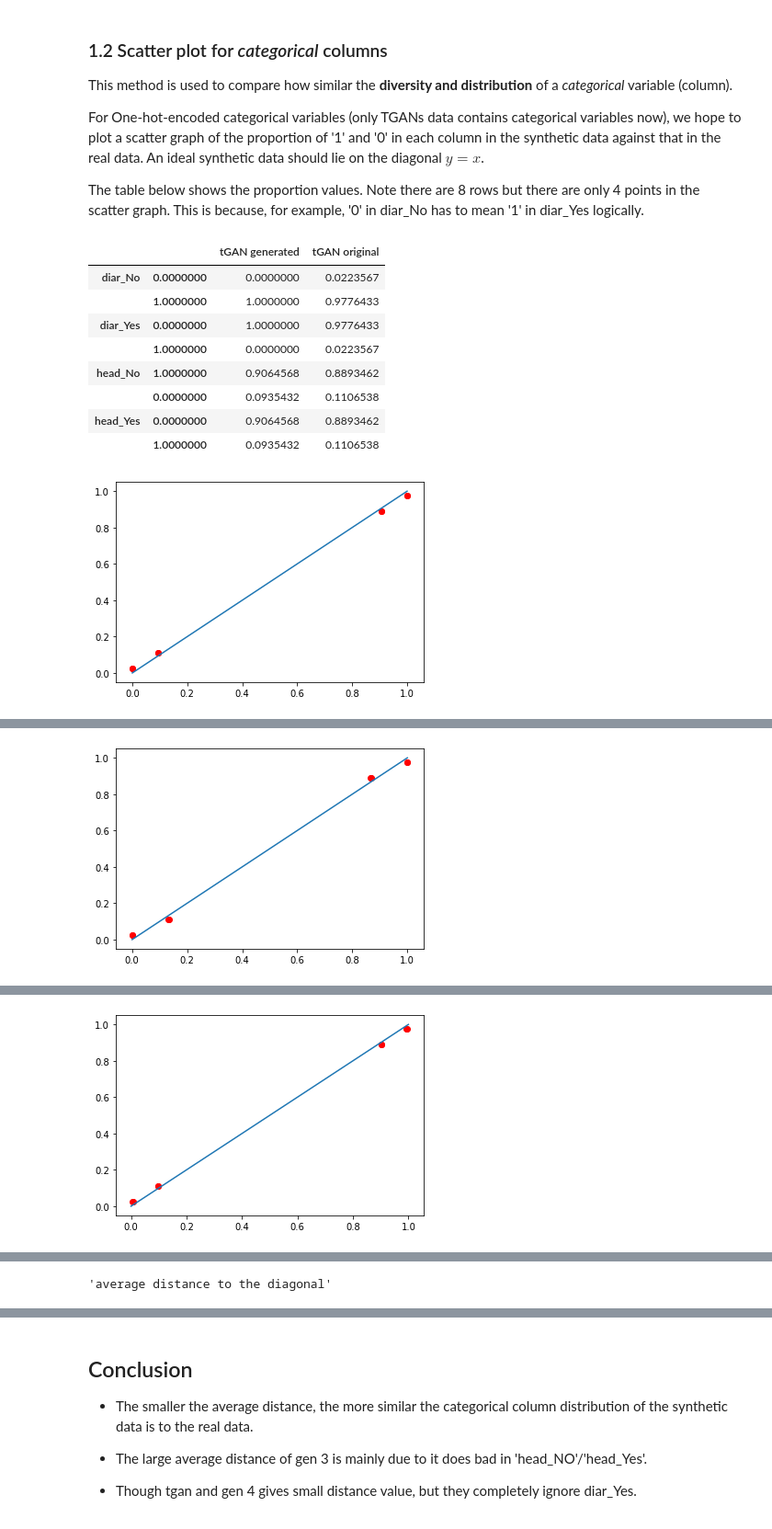
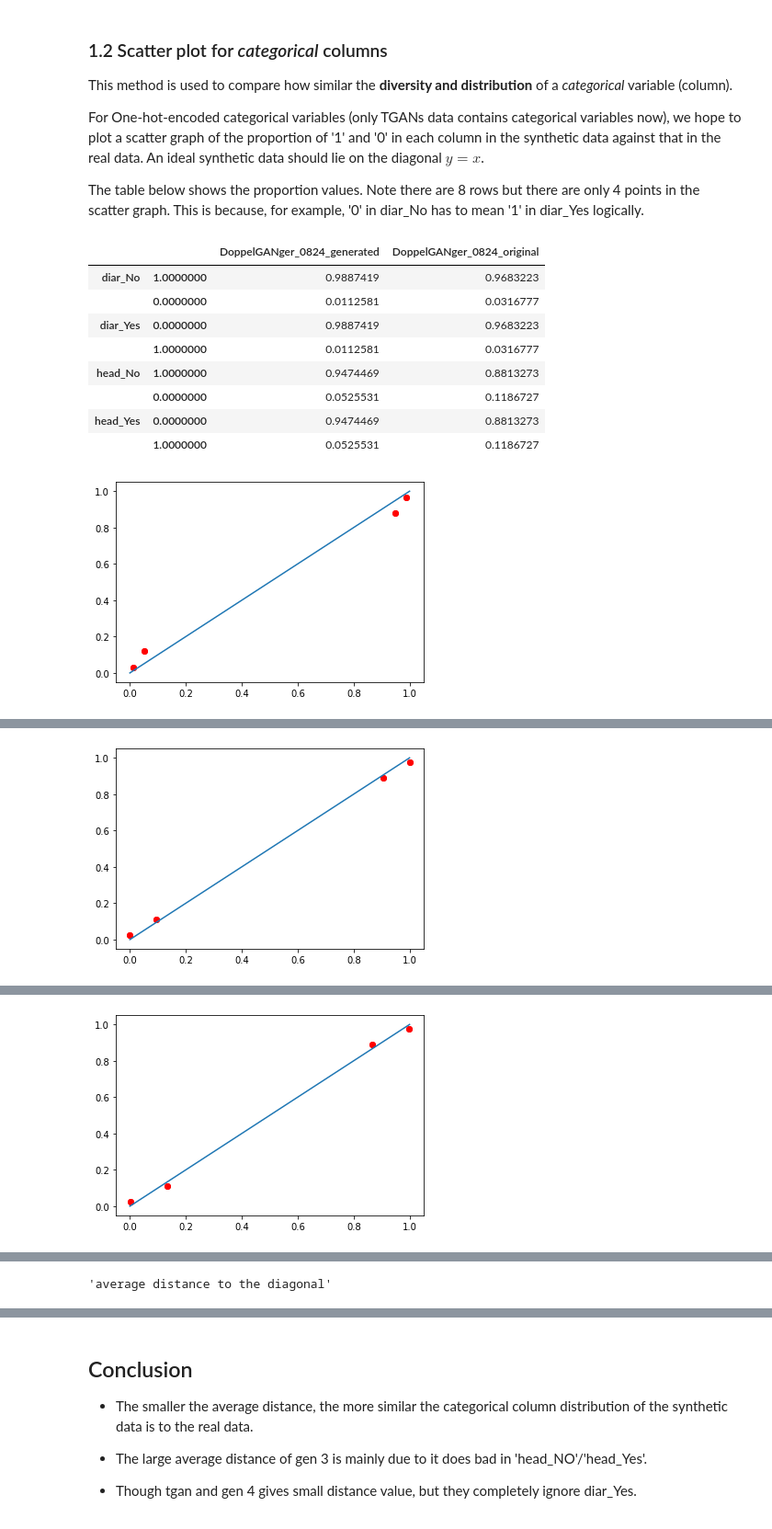
Before and after one commit to noo-rashbass/synthetic-data-service, a Jupyter notebook: Aisha/Evaluations 0824/1_1&1_2_Distribution_Similarity_Tests_0824_Lulu.ipynb, the cells around one changed output, grey strips where cells are left out. Shown at 92% size. Drawn from its saved outputs; the diff is of its cells as text; code cells hidden in the pictures.

```diff
--- a/Aisha/Evaluations 0824/1_1&1_2_Distribution_Similarity_Tests_0824_Lulu.ipynb
+++ b/Aisha/Evaluations 0824/1_1&1_2_Distribution_Similarity_Tests_0824_Lulu.ipynb
@@ -276,28 +269,52 @@ tgan_ori_nozero_cat = tgan_ori_nozero.iloc[:,6:]
 tgan_gen_nozero_cat = tgan_gen_nozero.iloc[:,6:]
 
 #Set up a dictionary for furture loop
-synthetic_cat_dic = {'tGAN':[tgan_ori_cat,tgan_gen_cat],\
-                      'gen 1':[tgan_ori_cat,gen_1_cat],'gen 2':[tgan_ori_cat,gen_2_cat],'gen 3':[ori_cat,gen_3_cat],\
-                      'gen 4':[tgan_ori_cat,gen_4_cat]}
-syn_keys = list(synthetic_cat_dic.keys())
-n = len(syn_keys)
+# synthetic_cat_dic = {'tGAN':[tgan_ori_cat,tgan_gen_cat],\
+#                       'gen 1':[tgan_ori_cat,gen_1_cat],'gen 2':[tgan_ori_cat,gen_2_cat],'gen 3':[ori_cat,gen_3_cat],\
+#                       'gen 4':[tgan_ori_cat,gen_4_cat]}
+# syn_keys = list(synthetic_cat_dic.keys())
+# n = len(syn_keys)
+
+# Lulu:
+ori_gen_pairs_cat.clear()
+ori_gen_pairs_cat = {'DoppelGANger_0824':[ori_cat, gen_3_cat],
+                  # 'DoppelGANger_0814':[dp_ori_nozero_cat, dp_gen_nozero_cat],
+                  'tGAN': [tgan_ori_nozero_cat, tgan_gen_nozero_cat],
+                  'tGAN_1':[tgan_ori_nozero_cat, gen_1_cat],
+                  'tGAN_2':[tgan_ori_nozero_cat, gen_2_cat],
+                  'tGAN_4':[tgan_ori_nozero_cat, gen_4_cat]
+                  }
 # %%
 #Implement with all synthetic data and the corresponding real data.
-d_array = np.zeros(n)
-for i in range(n):
-    key = syn_keys[i]
-    distance = Scatter_Distance(synthetic_cat_dic[key][0],synthetic_cat_dic[key][1],syn_name = key)
-    d_array[i] = distance
-distance_series= pd.Series(d_array,index = syn_keys)
+# d_array = np.zeros(n)
+# for i in range(n):
+#     key = syn_keys[i]
+#     distance = Scatter_Distance(synthetic_cat_dic[key][0],synthetic_cat_dic[key][1],syn_name = key)
+#     d_array[i] = distance
+# distance_series= pd.Series(d_array,index = syn_keys)
+# display('average distance to the diagonal', distance_series)
+
+# Lulu: looping directly through dict
+def get_distance_series_from_dict(pairs_dict):
+  d_list=[]
+  for pair in pairs_dict:
+      distance = Scatter_Distance(pairs_dict[pair][0], pairs_dict[pair][1], syn_name = pair)
+      d_list.append(distance)
+  distance_series = pd.Series(d_list,index = pairs_dict.keys())
+  return distance_series
+
+
+distance_series = get_distance_series_from_dict(ori_gen_pairs_cat)
+distance_series.to_csv('distance_series.csv')
 display('average distance to the diagonal', distance_series)
 # %% [output]
-|  |  | tGAN generated | tGAN original |
-| diar_No | 0.0000000 | 0.0000000 | 0.0223567 |
-|  | 1.0000000 | 1.0000000 | 0.9776433 |
-| diar_Yes | 0.0000000 | 1.0000000 | 0.9776433 |
-|  | 1.0000000 | 0.0000000 | 0.0223567 |
-| head_No | 1.0000000 | 0.9064568 | 0.8893462 |
-|  | 0.0000000 | 0.0935432 | 0.1106538 |
-| head_Yes | 0.0000000 | 0.9064568 | 0.8893462 |
-|  | 1.0000000 | 0.0935432 | 0.1106538 |
+|  |  | DoppelGANger_0824_generated | DoppelGANger_0824_original |
+| diar_No | 1.0000000 | 0.9887419 | 0.9683223 |
+|  | 0.0000000 | 0.0112581 | 0.0316777 |
+| diar_Yes | 0.0000000 | 0.9887419 | 0.9683223 |
+|  | 1.0000000 | 0.0112581 | 0.0316777 |
+| head_No | 1.0000000 | 0.9474469 | 0.8813273 |
+|  | 0.0000000 | 0.0525531 | 0.1186727 |
+| head_Yes | 0.0000000 | 0.9474469 | 0.8813273 |
+|  | 1.0000000 | 0.0525531 | 0.1186727 |
-[figure, old version]
+[figure, new version]
@@ -313 +330 @@ display('average distance to the diagonal', distance_series)
-[figure, old version]
+[figure, new version]
@@ -323 +340 @@ display('average distance to the diagonal', distance_series)
-[figure, old version]
+[figure, new version]
```
Also changed, not shown: parts of 6 cells of this notebook.
